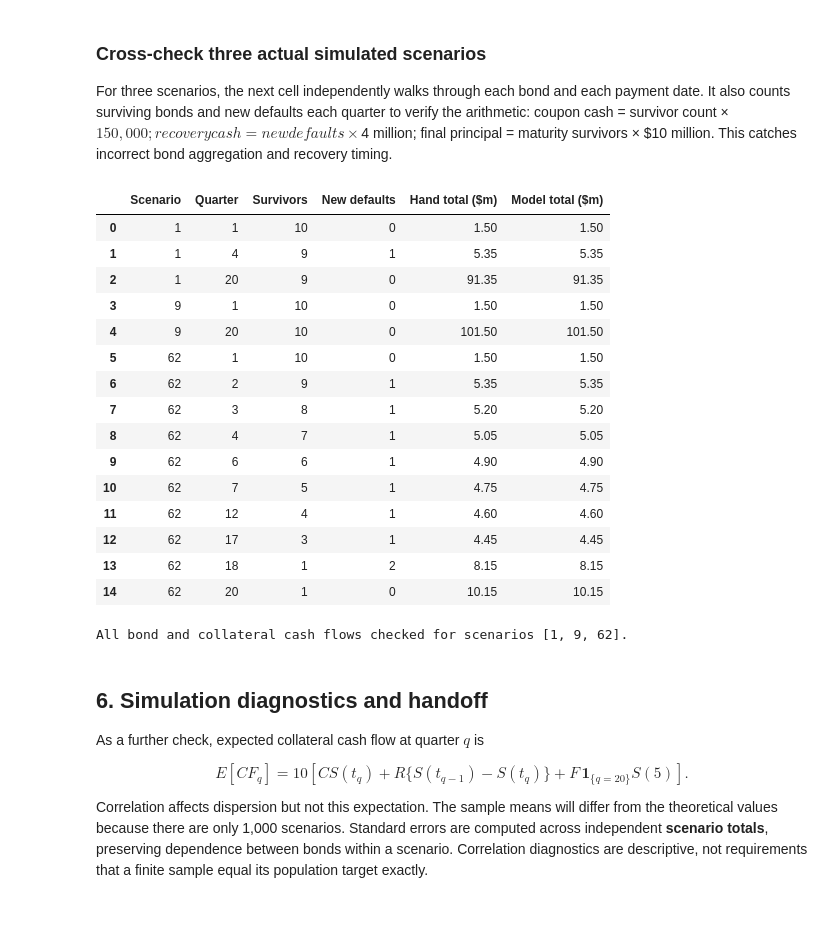
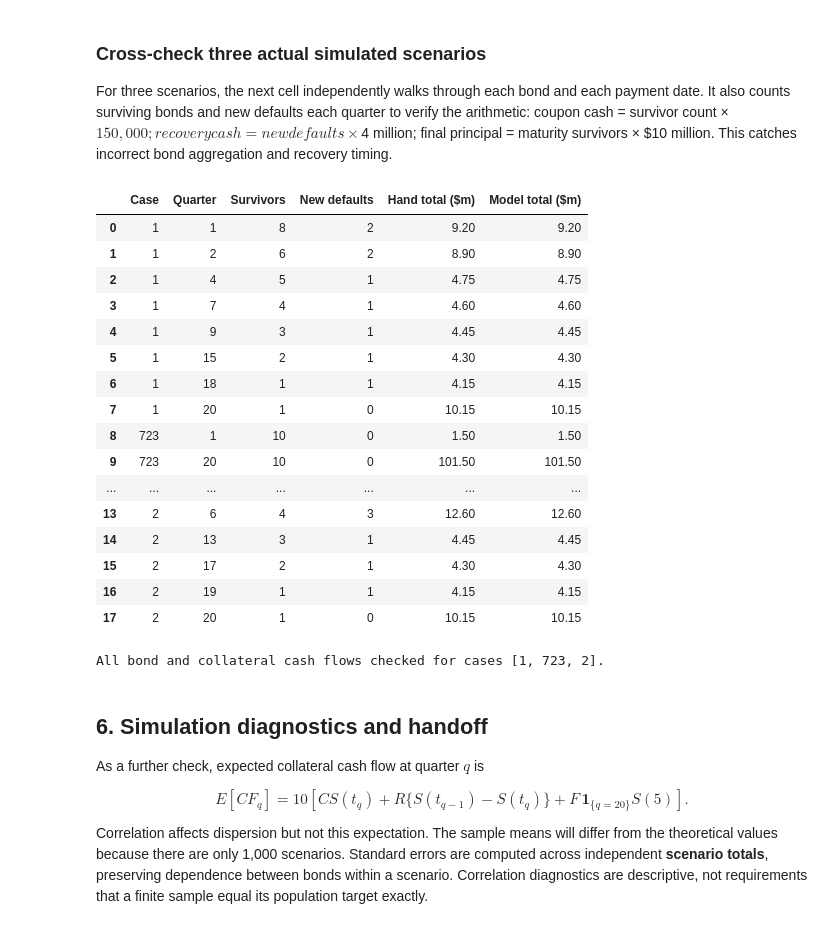
Before and after one commit to moctran/valuation_miniproject3, a Jupyter notebook: miniproject3miniproject.ipynb, the cells around one changed output. Drawn from its saved outputs; the diff is of its cells as text; code cells hidden in the pictures.

```diff
--- a/miniproject3miniproject.ipynb
+++ b/miniproject3miniproject.ipynb
@@ -146,18 +153,44 @@ Verified population default-time correlation: 0.2000000000
 For comparison, normal-score correlation 0.20 implies default-time correlation 0.170302.
 # %%
 rng = np.random.default_rng(SEED)
-common_normals = rng.standard_normal((N_SCENARIOS, 1)) # common factor for all bonds in a scenario
-idiosyncratic_normals = rng.standard_normal((N_SCENARIOS, N_BONDS)) # idiosyncratic factors for each bond in a scenario
-latent_scores = np.sqrt(LATENT_RHO) * common_normals + np.sqrt(1 - LATENT_RHO) * idiosyncratic_normals
+normal_correlation = np.full((N_BONDS, N_BONDS), LATENT_RHO)
+np.fill_diagonal(normal_correlation, 1.0)
+cholesky_factor = np.linalg.cholesky(normal_correlation)
+independent_normals = rng.standard_normal((N_SCENARIOS, N_BONDS))
+independent_normals = (
+    independent_normals - independent_normals.mean(axis=0)
+) / independent_normals.std(axis=0, ddof=1)
+latent_scores = independent_normals @ cholesky_factor.T
+sample_latent_correlation = np.corrcoef(latent_scores, rowvar=False)
 uniforms = ndtr(latent_scores)
 # Guard against numerical rounding to exactly 0 or 1.
 uniforms = np.clip(uniforms, np.finfo(float).tiny, np.nextafter(1.0, 0.0))
-default_times = -np.log(uniforms) / hazard_rate
+default_times = -np.log1p(-uniforms) / hazard_rate
+
+# Rank cases by the number of defaults within maturity; stable ties retain seeded draw order.
+default_counts = (default_times <= MATURITY_YEARS).sum(axis=1)
+scenario_order = np.argsort(-default_counts, kind="stable")
+independent_normals = independent_normals[scenario_order]
+latent_scores = latent_scores[scenario_order]
+uniforms = uniforms[scenario_order]
+default_times = default_times[scenario_order]
+default_counts = default_counts[scenario_order]
+
 default_times_df = pd.DataFrame(default_times, index=scenario_ids, columns=bond_labels)
 
 assert default_times.shape == (N_SCENARIOS, N_BONDS)
 assert np.all(np.isfinite(default_times)) and np.all(default_times > 0)
-print("Default times in years, first five scenarios:")
+assert np.allclose(independent_normals.mean(axis=0), 0.0, atol=1e-12)
+assert np.allclose(independent_normals.std(axis=0, ddof=1), 1.0, atol=1e-12)
+assert np.all(np.diff(default_counts) <= 0)
+assert default_counts[0] == default_counts.max()
+assert default_counts[-1] == default_counts.min()
+print("Default times in years, first five cases ranked worst to best:")
 display(default_times_df.head().round(4))
-print(f"Defaults within five years: {(default_times <= MATURITY_YEARS).sum():,} / {default_times.size:,}")
+print(f"Defaults in case 1 (worst): {default_counts[0]} / {N_BONDS}")
+print(f"Defaults in case {N_SCENARIOS} (best): {default_counts[-1]} / {N_BONDS}")
+print(f"Defaults within five years: {default_counts.sum():,} / {default_times.size:,}")
+print(f"Average sample latent-normal correlation: "
+      f"{sample_latent_correlation[np.triu_indices(N_BONDS, k=1)].mean():.4f} "
+      f"(target {LATENT_RHO:.4f})")
 # %% [output]
@@ -341,52 +377,53 @@ def cash_flows_by_loop(times):
             if q == N_QUARTERS - 1:
                 result[b, q] += FACE_VALUE
     return result
 
 default_counts = (default_times <= MATURITY_YEARS).sum(axis=1)
 selected_indices = np.unique([0, int(np.argmin(default_counts)), int(np.argmax(default_counts))]).tolist()
 for candidate in range(N_SCENARIOS):
     if len(selected_indices) >= 3:
         break
     if candidate not in selected_indices:
         selected_indices.append(candidate)
 
 audit_rows = []
 for s in selected_indices:
     reference = cash_flows_by_loop(default_times[s])
     np.testing.assert_allclose(bond_cash_flows[s], reference, rtol=0, atol=1e-6)
     np.testing.assert_allclose(collateral_cash_flows[s], reference.sum(axis=0), rtol=0, atol=1e-6)
     for q, t in enumerate(payment_times):
         surviving = int(np.sum(default_times[s] > t))
         new_defaults = int(np.sum((default_times[s] > t - DT) & (default_times[s] <= t)))
         hand_total = surviving * QUARTERLY_COUPON + new_defaults * RECOVERY
         if q == N_QUARTERS - 1:
             hand_total += surviving * FACE_VALUE
         np.testing.assert_allclose(hand_total, collateral_cash_flows[s, q], rtol=0, atol=1e-6)
         if q in (0, N_QUARTERS - 1) or new_defaults:
             audit_rows.append([s + 1, q + 1, surviving, new_defaults, hand_total / 1e6, collateral_cash_flows[s, q] / 1e6])
 
 display(pd.DataFrame(audit_rows, columns=[
-    "Scenario", "Quarter", "Survivors", "New defaults", "Hand total ($m)", "Model total ($m)"
+    "Case", "Quarter", "Survivors", "New defaults", "Hand total ($m)", "Model total ($m)"
 ]))
-print(f"All bond and collateral cash flows checked for scenarios {[s + 1 for s in selected_indices]}.")
+print(f"All bond and collateral cash flows checked for cases {[s + 1 for s in selected_indices]}.")
 # %% [output]
-|  | Scenario | Quarter | Survivors | New defaults | Hand total ($m) | Model total ($m) |
-| 0 | 1 | 1 | 10 | 0 | 1.50 | 1.50 |
-| 1 | 1 | 4 | 9 | 1 | 5.35 | 5.35 |
-| 2 | 1 | 20 | 9 | 0 | 91.35 | 91.35 |
-| 3 | 9 | 1 | 10 | 0 | 1.50 | 1.50 |
-| 4 | 9 | 20 | 10 | 0 | 101.50 | 101.50 |
-| 5 | 62 | 1 | 10 | 0 | 1.50 | 1.50 |
-| 6 | 62 | 2 | 9 | 1 | 5.35 | 5.35 |
-| 7 | 62 | 3 | 8 | 1 | 5.20 | 5.20 |
-| 8 | 62 | 4 | 7 | 1 | 5.05 | 5.05 |
-| 9 | 62 | 6 | 6 | 1 | 4.90 | 4.90 |
-| 10 | 62 | 7 | 5 | 1 | 4.75 | 4.75 |
-| 11 | 62 | 12 | 4 | 1 | 4.60 | 4.60 |
-| 12 | 62 | 17 | 3 | 1 | 4.45 | 4.45 |
-| 13 | 62 | 18 | 1 | 2 | 8.15 | 8.15 |
-| 14 | 62 | 20 | 1 | 0 | 10.15 | 10.15 |
+|  | Case | Quarter | Survivors | New defaults | Hand total ($m) | Model total ($m) |
+| 0 | 1 | 1 | 8 | 2 | 9.20 | 9.20 |
+| 1 | 1 | 2 | 6 | 2 | 8.90 | 8.90 |
+| 2 | 1 | 4 | 5 | 1 | 4.75 | 4.75 |
+| 3 | 1 | 7 | 4 | 1 | 4.60 | 4.60 |
+| 4 | 1 | 9 | 3 | 1 | 4.45 | 4.45 |
+| 5 | 1 | 15 | 2 | 1 | 4.30 | 4.30 |
+| 6 | 1 | 18 | 1 | 1 | 4.15 | 4.15 |
+| 7 | 1 | 20 | 1 | 0 | 10.15 | 10.15 |
+| 8 | 723 | 1 | 10 | 0 | 1.50 | 1.50 |
+| 9 | 723 | 20 | 10 | 0 | 101.50 | 101.50 |
+| ... | ... | ... | ... | ... | ... | ... |
+| 13 | 2 | 6 | 4 | 3 | 12.60 | 12.60 |
+| 14 | 2 | 13 | 3 | 1 | 4.45 | 4.45 |
+| 15 | 2 | 17 | 2 | 1 | 4.30 | 4.30 |
+| 16 | 2 | 19 | 1 | 1 | 4.15 | 4.15 |
+| 17 | 2 | 20 | 1 | 0 | 10.15 | 10.15 |
-All bond and collateral cash flows checked for scenarios [1, 9, 62].
+All bond and collateral cash flows checked for cases [1, 723, 2].
 # %% [markdown]
 ## 6. Simulation diagnostics and handoff
 
```
Also changed, not shown: parts of 9 cells of this notebook.
